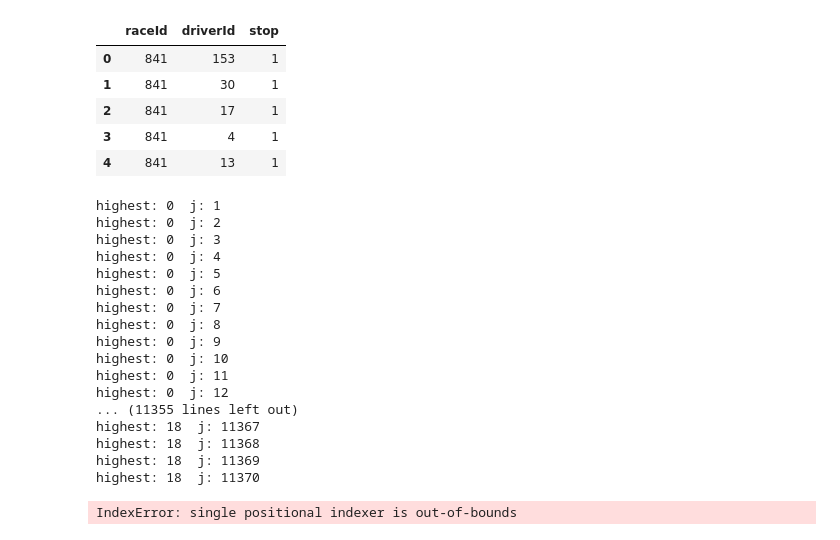
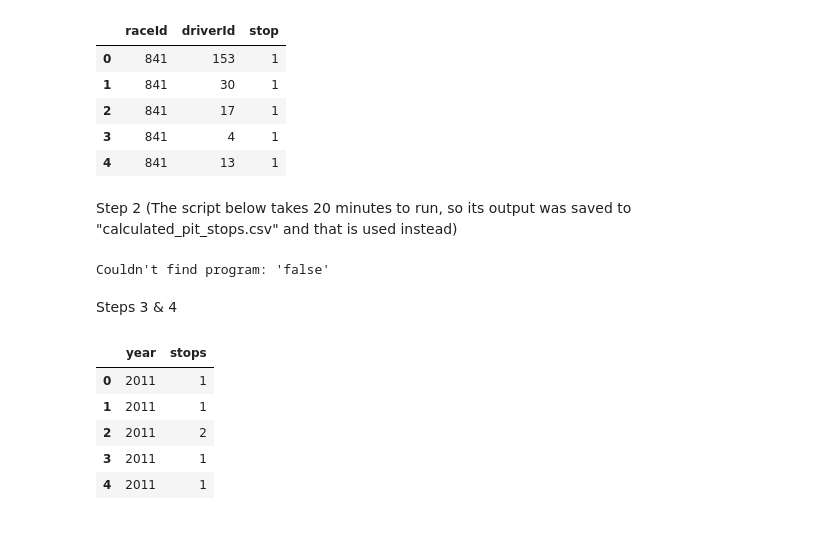
Before and after one commit to LucaA777/F1-Data-Analysis, a Jupyter notebook: AnalyzingData_Formula1.ipynb, the cells around one changed output. Cells and saved outputs as stored; diff of their text form; code cells hidden in the pictures.

```diff
--- a/AnalyzingData_Formula1.ipynb
+++ b/AnalyzingData_Formula1.ipynb
@@ -30,24 +30,28 @@ pit_stops.head()
 | 2 | 841 | 17 | 1 |
 | 3 | 841 | 4 | 1 |
 | 4 | 841 | 13 | 1 |
+# %% [markdown]
+Step 2 (The script below takes 20 minutes to run, so its output was saved to "calculated_pit_stops.csv" and that is used instead)
 # %%
+%%script false
+
 i = 0
 
 #go through each pit stop
-while i < pit_stops.size:
+while i < pit_stops['stop'].size:
 
         highestIndex = i;
 
         #go through the rest of the pit stops and eliminate all other duplicates with lower stop numbers
-        for j in range(highestIndex + 1, pit_stops.size):
+        j = highestIndex + 1;
+        while j < pit_stops['stop'].size:
 
-            print("highest:", highestIndex, " j:", j)
+            #check for match
             if pit_stops['raceId'].iloc[highestIndex] == pit_stops['raceId'].iloc[j] and \
             pit_stops['driverId'].iloc[highestIndex] == pit_stops['driverId'].iloc[j]:
 
                 #matching stop found
                 if pit_stops['stop'].iloc[j] > pit_stops['stop'].iloc[highestIndex]:
-                    print("Found new highest at:", j, " for:", highestIndex, " out of:", pit_stops.size)
                     #found a new highest, replace the highest
 
                     if highestIndex == i:
@@ -61,36 +65,19 @@ while i < pit_stops.size:
                     highestIndex = j;
 
                     #account for index change in inner loop
-                    j -= 1
-
-
+                    #j -= 1
 
                 else:
                     #found a lower value, drop this value
-                    print("Found a lower value at:", j, " for:", highestIndex)
                     #drop current value
                     pit_stops.drop(pit_stops.index[j], inplace = True)
 
                     #account for index change in inner loop
                     j -= 1
 
+            j += 1
+
         i += 1
+        print("Finished:", i, " new size:", pit_stops['stop'].size)
 # %% [output]
-highest: 0  j: 1
-highest: 0  j: 2
-highest: 0  j: 3
-highest: 0  j: 4
-highest: 0  j: 5
-highest: 0  j: 6
-highest: 0  j: 7
-highest: 0  j: 8
-highest: 0  j: 9
-highest: 0  j: 10
-highest: 0  j: 11
-highest: 0  j: 12
-... (11355 lines left out)
-highest: 18  j: 11367
-highest: 18  j: 11368
-highest: 18  j: 11369
-highest: 18  j: 11370
+Couldn't find program: 'false'
-IndexError: single positional indexer is out-of-bounds
@@ -98,0 +86,21 @@ pit_stops.head()
+# %% [markdown]
+Steps 3 & 4
+# %%
+#load race data
+races = pd.read_csv("races.csv")
+
+#map years to raceId using race data
+pit_stops['raceId'] = pit_stops['raceId'].map(races.set_index('raceId')['year'])
+
+#rename column to year and get rid of driverId
+pit_stops = pit_stops[['raceId', 'stop']]
+pit_stops.rename(columns={'raceId': 'year', 'stop': 'stops'}, inplace=True)
+
+pit_stops.head()
+# %% [output]
+|  | year | stops |
+| 0 | 2011 | 1 |
+| 1 | 2011 | 1 |
+| 2 | 2011 | 2 |
+| 3 | 2011 | 1 |
+| 4 | 2011 | 1 |
```
Also changed, not shown: parts of 27 cells of this notebook, 1 other file.
